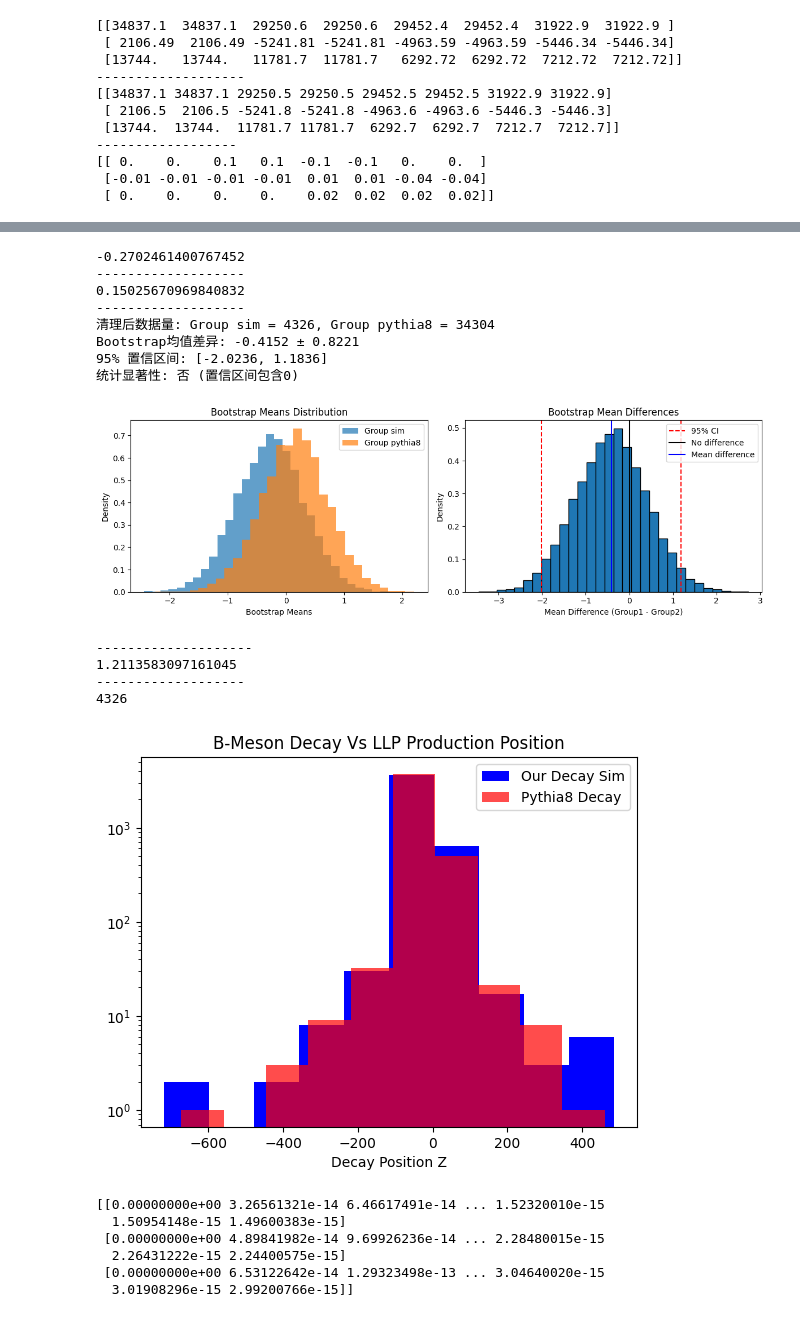
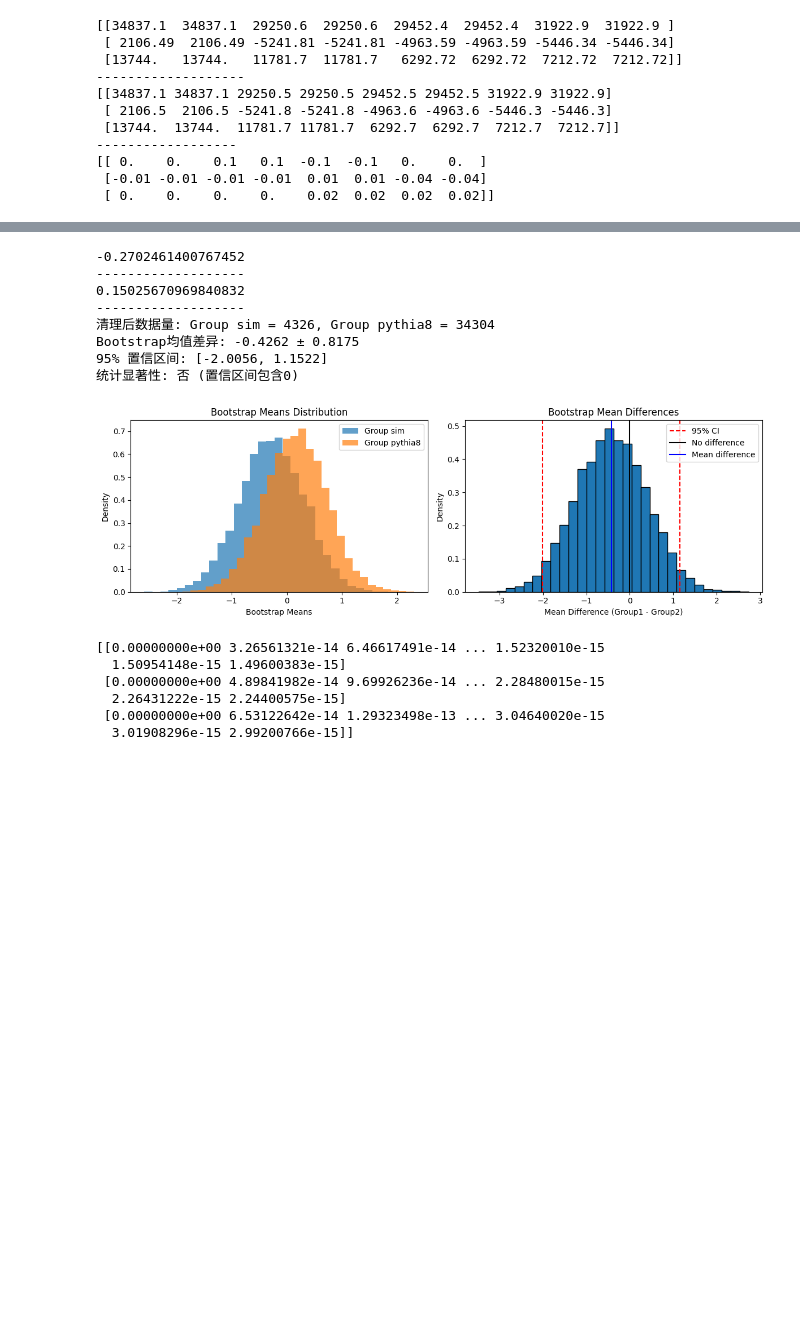
Before and after one commit to stonerainphilo/position_read_analyse_1.3, a Jupyter notebook: ALL_IN_ONE/Momentum_Analyse/test.ipynb, the cells around one changed output, grey strips where cells are left out. Drawn from its saved outputs; the diff is of its cells as text; code cells hidden in the pictures; blank space fills up the shorter version.

```diff
--- a/ALL_IN_ONE/Momentum_Analyse/test.ipynb
+++ b/ALL_IN_ONE/Momentum_Analyse/test.ipynb
@@ -215,37 +215,20 @@ Bootstrap均值差异: -1.7205 ± 6.3536
 # %%
-decay_521 = pd.read_csv('/media/ubuntu/6156e08b-fdb1-4cde-964e-431f74a6078e/Program/PRA/Github/position_read_analyse_1.3/ALL_IN_ONE/Momentum_Analyse/B_521.csv')
+decay_521 = pd.read_csv('/media/ubuntu/6156e08b-fdb1-4cde-964e-431f74a6078e/Program/PRA/Github/position_read_analyse_1.3 /ALL_IN_ONE/Momentum_Analyse/B_521.csv')
 print(np.mean(decay_521['decay_pos_z_521']))
 print('-------------------')
 print(np.mean(decay_pythia8['zProd']))
 print('-------------------')
 prod_z_diff = bootstrap_comparison(decay_521['decay_pos_z_521'], decay_pythia8['zProd'], n_bootstrap=10000)
-print('--------------------')
-print(np.mean(decay_sim['tau']))
-print('-------------------')
-size_2 = len(decay_521)
-print(size_2)
-plt.hist(np.random.choice(decay_521['decay_pos_z_521'], size=size_1), label = 'Our Decay Sim', color='blue')
-plt.hist(np.random.choice(decay_pythia8['zProd'], size_1), label='Pythia8 Decay', color='red', alpha=0.7)
-plt.legend()
-plt.yscale('log')
-plt.xlabel('Decay Position Z')
-plt.title('B-Meson Decay Vs LLP Production Position')
-plt.show()
 # %% [output]
 -0.2702461400767452
 -------------------
 0.15025670969840832
 -------------------
 清理后数据量: Group sim = 4326, Group pythia8 = 34304
-Bootstrap均值差异: -0.4152 ± 0.8221
-95% 置信区间: [-2.0236, 1.1836]
+Bootstrap均值差异: -0.4262 ± 0.8175
+95% 置信区间: [-2.0056, 1.1522]
 统计显著性: 否 (置信区间包含0)
-[figure, old version]
+[figure, new version]
---------------------
-1.2113583097161045
--------------------
-4326
-[figure, removed]
 # %%
 import numpy as np
 import matplotlib.pyplot as plt
```
Also changed, not shown: parts of 1 cell of this notebook, 10 other files.
